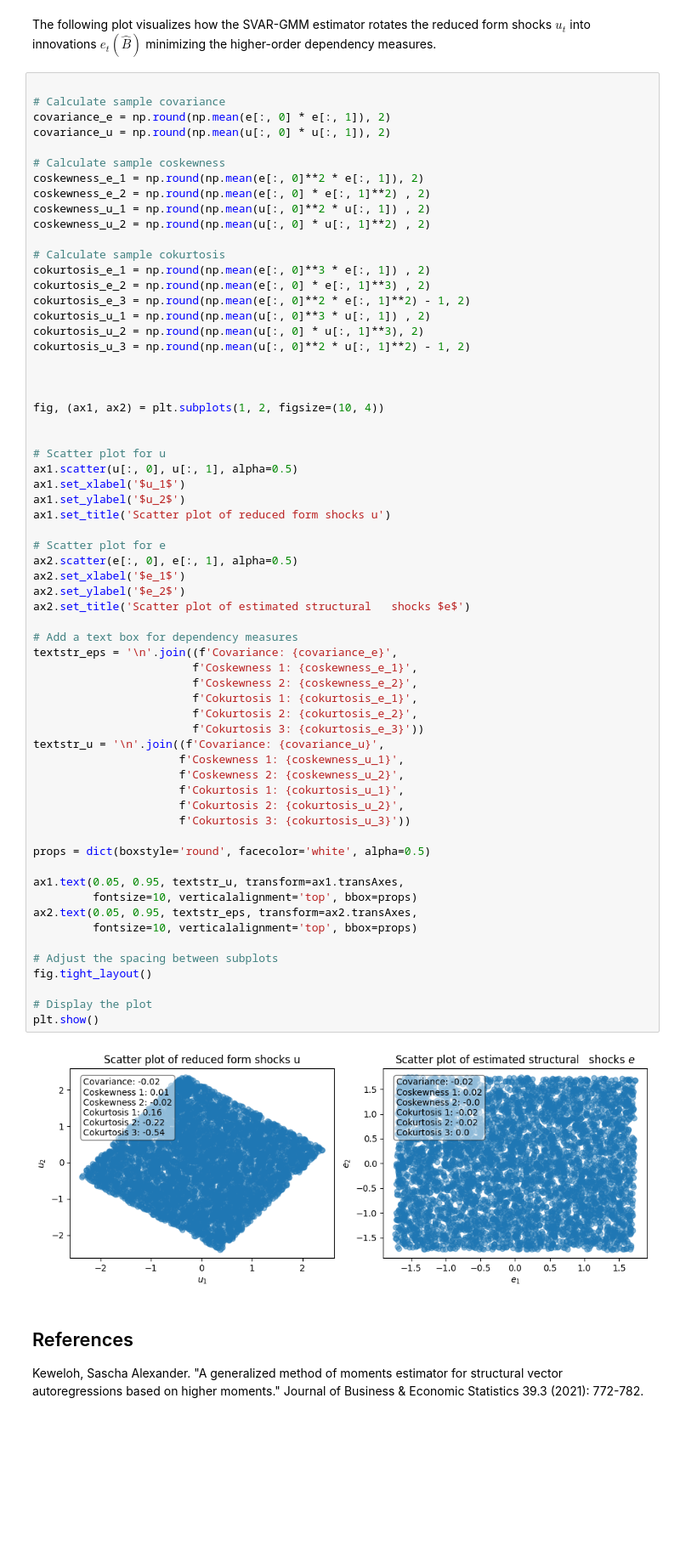
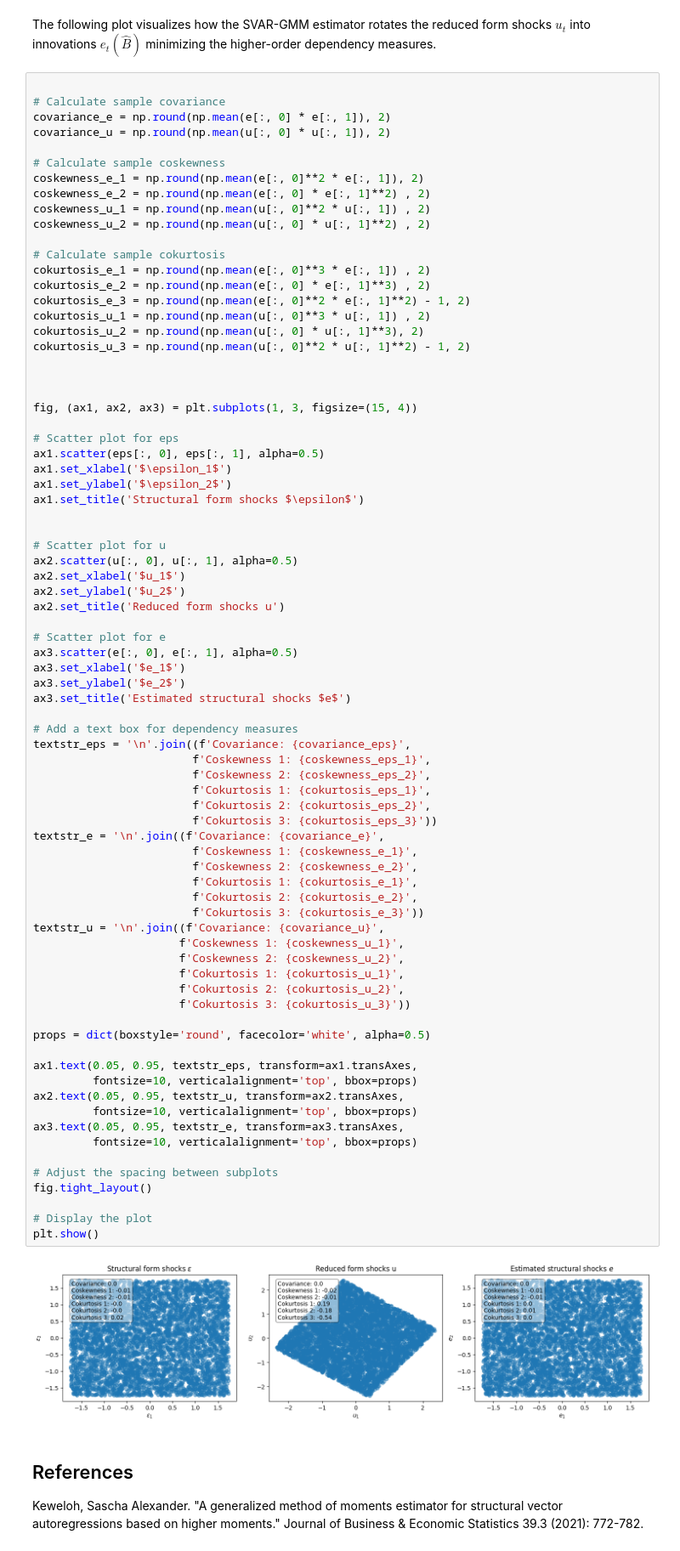
Before and after one commit to Saschakew/SVARpyExamples, a Jupyter notebook: SVARpy-Intuition.ipynb, the cells around one changed output. Shown at 85% size. Drawn from its saved outputs; the diff is of its cells as text; blank space fills up the shorter version.

```diff
--- a/SVARpy-Intuition.ipynb
+++ b/SVARpy-Intuition.ipynb
@@ -223,49 +241,63 @@ cokurtosis_u_3 = np.round(np.mean(u[:, 0]**2 * u[:, 1]**2) - 1, 2)
 
 
 
-fig, (ax1, ax2) = plt.subplots(1, 2, figsize=(10, 4))
+fig, (ax1, ax2, ax3) = plt.subplots(1, 3, figsize=(15, 4))
+
+# Scatter plot for eps
+ax1.scatter(eps[:, 0], eps[:, 1], alpha=0.5)
+ax1.set_xlabel('$\epsilon_1$')
+ax1.set_ylabel('$\epsilon_2$')
+ax1.set_title('Structural form shocks $\epsilon$')
 
 
 # Scatter plot for u
-ax1.scatter(u[:, 0], u[:, 1], alpha=0.5)
-ax1.set_xlabel('$u_1$')
-ax1.set_ylabel('$u_2$')
-ax1.set_title('Scatter plot of reduced form shocks u')
+ax2.scatter(u[:, 0], u[:, 1], alpha=0.5)
+ax2.set_xlabel('$u_1$')
+ax2.set_ylabel('$u_2$')
+ax2.set_title('Reduced form shocks u')
 
 # Scatter plot for e
-ax2.scatter(e[:, 0], e[:, 1], alpha=0.5)
-ax2.set_xlabel('$e_1$')
-ax2.set_ylabel('$e_2$')
-ax2.set_title('Scatter plot of estimated structural   shocks $e$')
+ax3.scatter(e[:, 0], e[:, 1], alpha=0.5)
+ax3.set_xlabel('$e_1$')
+ax3.set_ylabel('$e_2$')
+ax3.set_title('Estimated structural shocks $e$')
 
 # Add a text box for dependency measures
-textstr_eps = '\n'.join((f'Covariance: {covariance_e}',
+textstr_eps = '\n'.join((f'Covariance: {covariance_eps}',
+                        f'Coskewness 1: {coskewness_eps_1}',
+                        f'Coskewness 2: {coskewness_eps_2}',
+                        f'Cokurtosis 1: {cokurtosis_eps_1}',
+                        f'Cokurtosis 2: {cokurtosis_eps_2}',
+                        f'Cokurtosis 3: {cokurtosis_eps_3}'))
+textstr_e = '\n'.join((f'Covariance: {covariance_e}',
                         f'Coskewness 1: {coskewness_e_1}',
                         f'Coskewness 2: {coskewness_e_2}',
                         f'Cokurtosis 1: {cokurtosis_e_1}',
                         f'Cokurtosis 2: {cokurtosis_e_2}',
                         f'Cokurtosis 3: {cokurtosis_e_3}'))
 textstr_u = '\n'.join((f'Covariance: {covariance_u}',
                       f'Coskewness 1: {coskewness_u_1}',
                       f'Coskewness 2: {coskewness_u_2}',
                       f'Cokurtosis 1: {cokurtosis_u_1}',
                       f'Cokurtosis 2: {cokurtosis_u_2}',
                       f'Cokurtosis 3: {cokurtosis_u_3}'))
 
 props = dict(boxstyle='round', facecolor='white', alpha=0.5)
 
-ax1.text(0.05, 0.95, textstr_u, transform=ax1.transAxes,
+ax1.text(0.05, 0.95, textstr_eps, transform=ax1.transAxes,
          fontsize=10, verticalalignment='top', bbox=props)
-ax2.text(0.05, 0.95, textstr_eps, transform=ax2.transAxes,
+ax2.text(0.05, 0.95, textstr_u, transform=ax2.transAxes,
+         fontsize=10, verticalalignment='top', bbox=props)
+ax3.text(0.05, 0.95, textstr_e, transform=ax3.transAxes,
          fontsize=10, verticalalignment='top', bbox=props)
 
 # Adjust the spacing between subplots
 fig.tight_layout()
 
 # Display the plot
 plt.show()
 # %% [output]
-[figure, old version]
+[figure, new version]
 # %% [markdown]
 ## References
 
```
Also changed, not shown: parts of 3 cells of this notebook.
